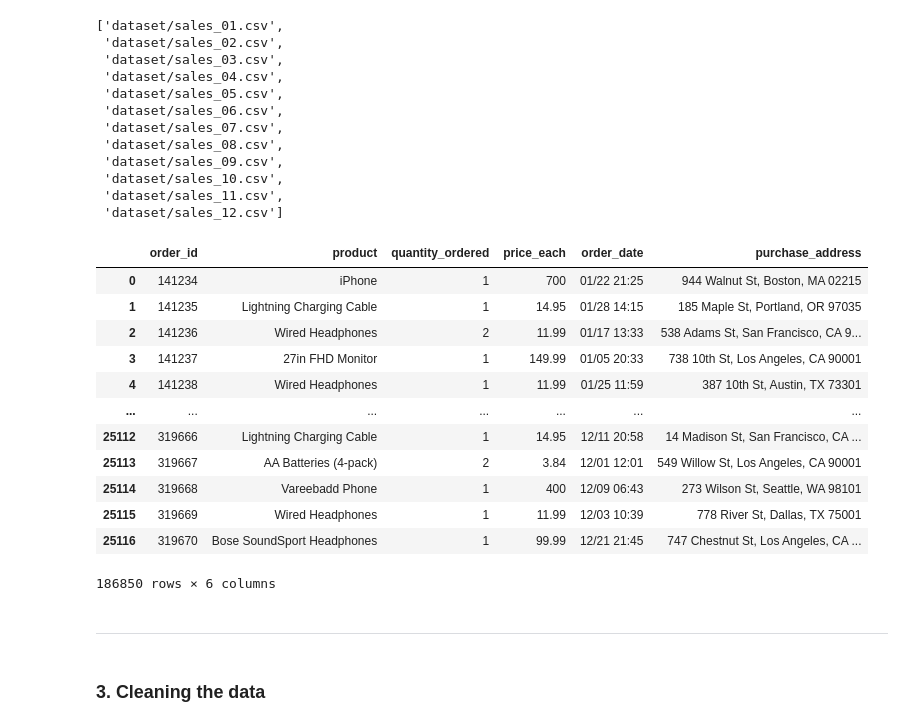
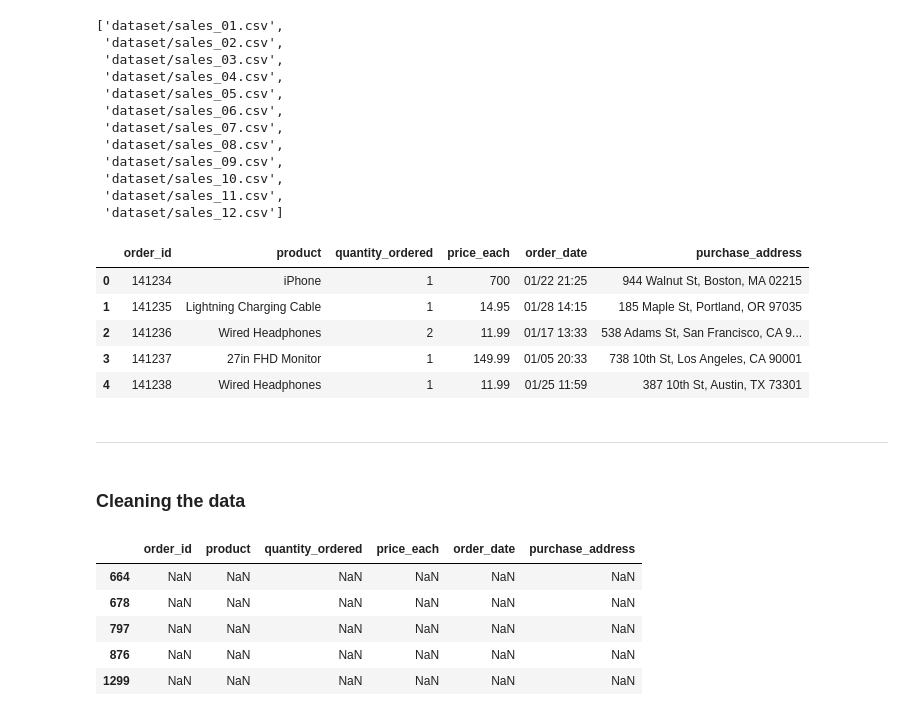
Before and after one commit to agenorgoncalvesneto/data-analysis-projects, a Jupyter notebook: sales-analysis/data-analysis.ipynb, the cells around one changed output. Cells and saved outputs as stored; diff of their text form; code cells hidden in the pictures.

Commit message:
feat(sales-analysis): complete code part

```diff
--- a/sales-analysis/data-analysis.ipynb
+++ b/sales-analysis/data-analysis.ipynb
@@ -18,6 +18,6 @@ import seaborn as sns
 # %%
-data_per_month_path = sorted(glob.glob('dataset/sales_[0-1][0-9].csv'))
-data_per_month_path
+paths = sorted(glob.glob('dataset/sales_[0-1][0-9].csv'))
+paths
 # %% [output]
 ['dataset/sales_01.csv',
  'dataset/sales_02.csv',
@@ -32,23 +32,25 @@ data_per_month_path
  'dataset/sales_11.csv',
  'dataset/sales_12.csv']
 # %%
-sales = pd.concat([pd.read_csv(path) for path in data_per_month_path])
-sales
+sales = pd.concat([pd.read_csv(path) for path in paths])
+sales.head()
 # %% [output]
 |  | order_id | product | quantity_ordered | price_each | order_date | purchase_address |
 | 0 | 141234 | iPhone | 1 | 700 | 01/22 21:25 | 944 Walnut St, Boston, MA 02215 |
 | 1 | 141235 | Lightning Charging Cable | 1 | 14.95 | 01/28 14:15 | 185 Maple St, Portland, OR 97035 |
 | 2 | 141236 | Wired Headphones | 2 | 11.99 | 01/17 13:33 | 538 Adams St, San Francisco, CA 9... |
 | 3 | 141237 | 27in FHD Monitor | 1 | 149.99 | 01/05 20:33 | 738 10th St, Los Angeles, CA 90001 |
 | 4 | 141238 | Wired Headphones | 1 | 11.99 | 01/25 11:59 | 387 10th St, Austin, TX 73301 |
-| ... | ... | ... | ... | ... | ... | ... |
-| 25112 | 319666 | Lightning Charging Cable | 1 | 14.95 | 12/11 20:58 | 14 Madison St, San Francisco, CA ... |
-| 25113 | 319667 | AA Batteries (4-pack) | 2 | 3.84 | 12/01 12:01 | 549 Willow St, Los Angeles, CA 90001 |
-| 25114 | 319668 | Vareebadd Phone | 1 | 400 | 12/09 06:43 | 273 Wilson St, Seattle, WA 98101 |
-| 25115 | 319669 | Wired Headphones | 1 | 11.99 | 12/03 10:39 | 778 River St, Dallas, TX 75001 |
-| 25116 | 319670 | Bose SoundSport Headphones | 1 | 99.99 | 12/21 21:45 | 747 Chestnut St, Los Angeles, CA ... |
-186850 rows × 6 columns
 # %% [markdown]
 ---
 # %% [markdown]
-### 3. Cleaning the data
+### Cleaning the data
+# %%
+sales[sales.isnull().any(axis=1)].head()
+# %% [output]
+|  | order_id | product | quantity_ordered | price_each | order_date | purchase_address |
+| 664 | NaN | NaN | NaN | NaN | NaN | NaN |
+| 678 | NaN | NaN | NaN | NaN | NaN | NaN |
+| 797 | NaN | NaN | NaN | NaN | NaN | NaN |
+| 876 | NaN | NaN | NaN | NaN | NaN | NaN |
+| 1299 | NaN | NaN | NaN | NaN | NaN | NaN |
```
Also changed, not shown: parts of 115 cells of this notebook, 1 other file.
